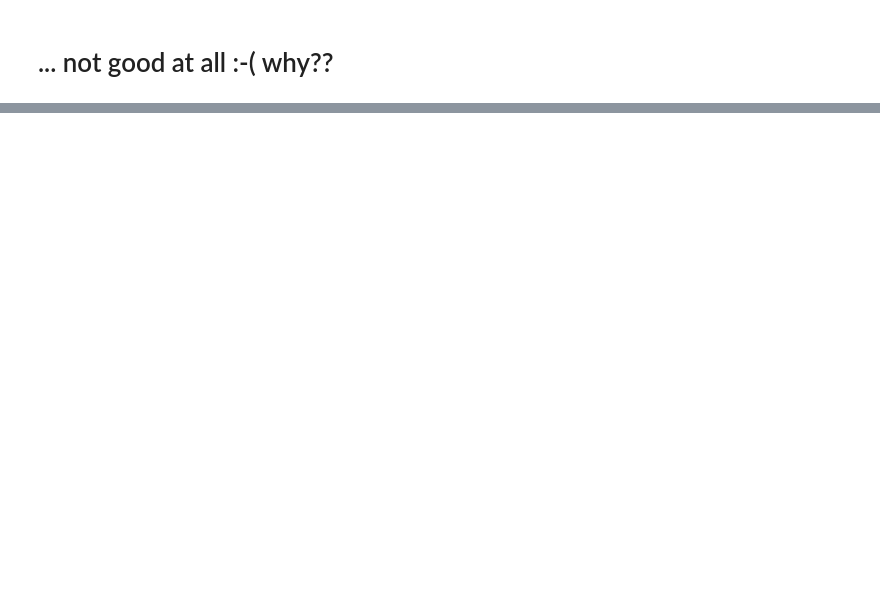
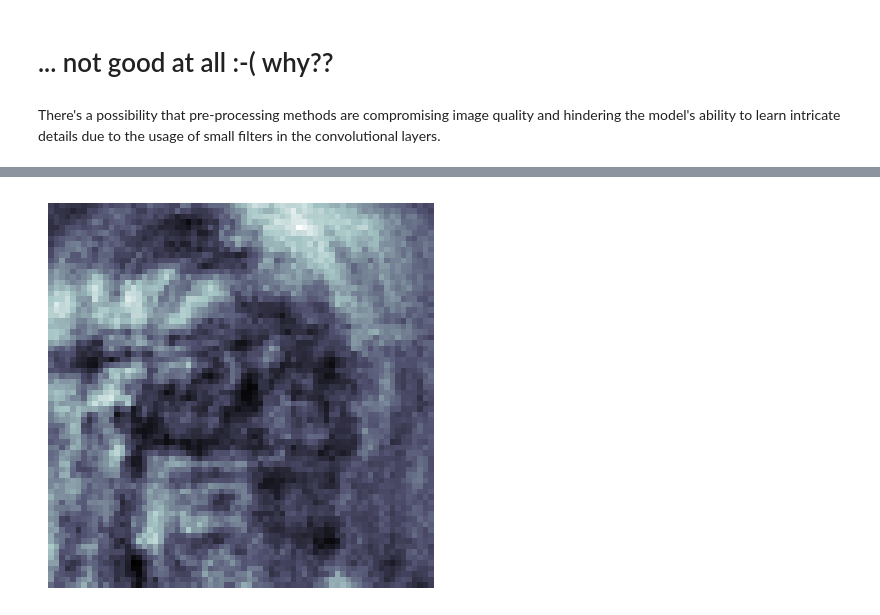
Before and after one commit to Muhideenthegreat/FDSFE_MMustapha, a Jupyter notebook: HW8/EthicsAIaenc_faces_FDSFE23.ipynb, the cells around one changed output, grey strips where cells are left out. Drawn from its saved outputs; the diff is of its cells as text; code cells hidden in the pictures; blank space fills up the shorter version.

```diff
--- a/HW8/EthicsAIaenc_faces_FDSFE23.ipynb
+++ b/HW8/EthicsAIaenc_faces_FDSFE23.ipynb
@@ -439,2 +440,18 @@ pl.axis('off');
 # %% [markdown]
 # ... not good at all :-( why??
+# %% [markdown]
+There's a possibility that pre-processing methods are compromising image quality and hindering the model's ability to learn intricate details due to the usage of small filters in the convolutional layers.
+# %%
+np_im_me = np.random.rand(1225)
+
+# Reshape the image
+np_im_me = np_im_me.reshape(1225, 1)
+
+# Use a pre-trained model to predict the image
+predicted_image = model.predict(np.array([np_im_me.flatten()])).reshape(70, 70)
+
+# Display the predicted image
+plt.imshow(predicted_image, cmap="bone")
+plt.axis("off")
+plt.show()
+# %% [output]
@@ -440,0 +459 @@ pl.axis('off');
+[figure, added]
```
Also changed, not shown: parts of 5 cells of this notebook.
